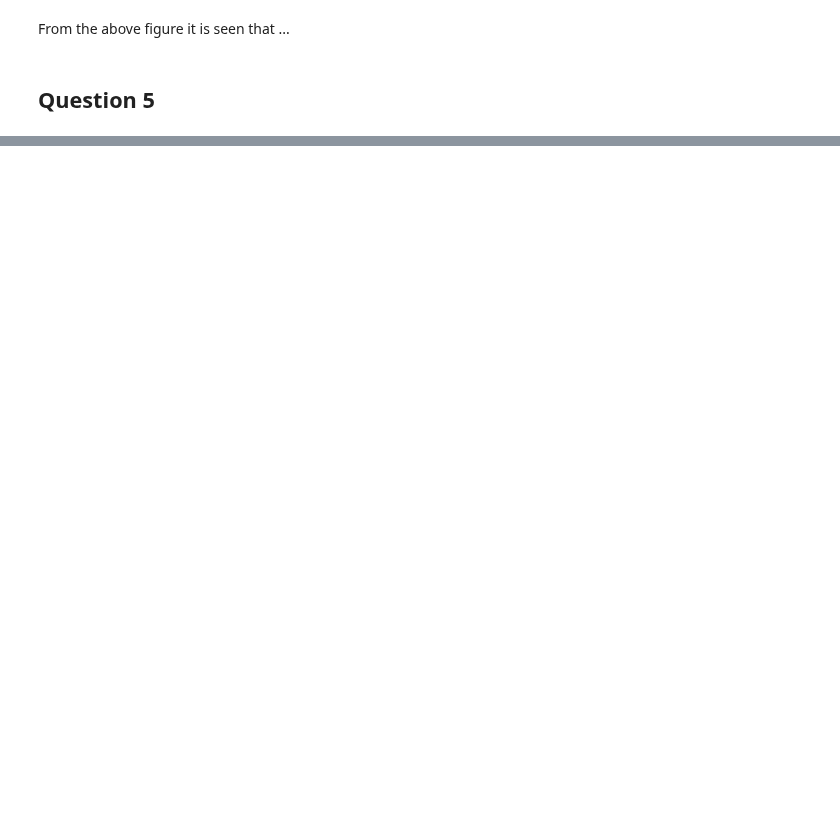
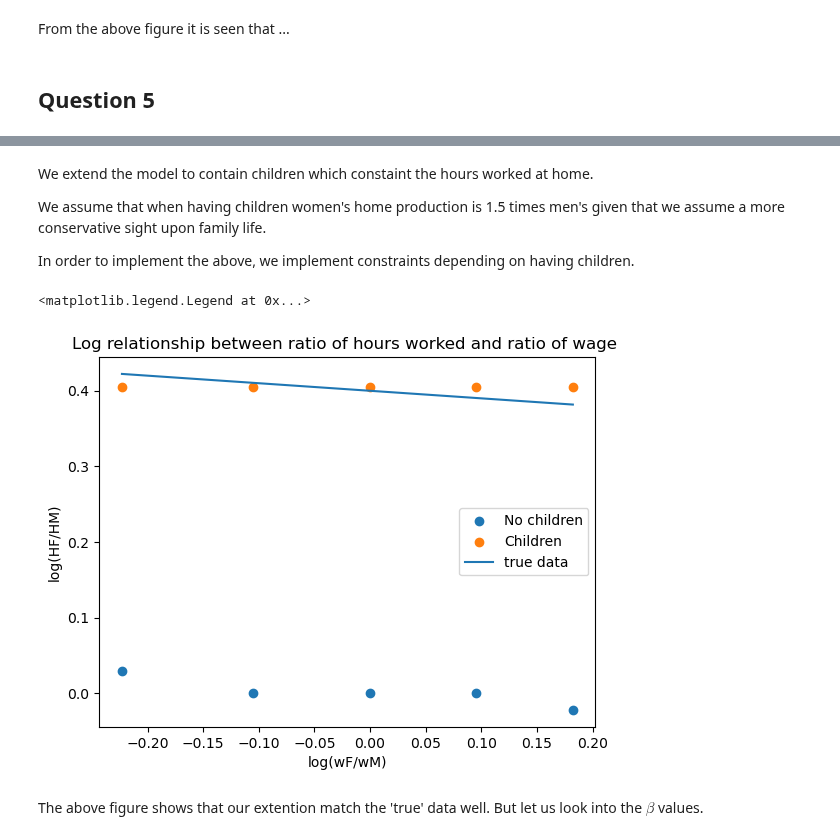
Before and after one commit to NumEconCopenhagen/projects-2023-cbjk, a Jupyter notebook: inauguralproject/inauguralproject.ipynb, the cells around one changed output, grey strips where cells are left out. Drawn from its saved outputs; the diff is of its cells as text; code cells hidden in the pictures; blank space fills up the shorter version.

```diff
--- a/inauguralproject/inauguralproject.ipynb
+++ b/inauguralproject/inauguralproject.ipynb
@@ -189,0 +185,74 @@ ax.set_ylabel('log(HF/HM)');
+# %% [markdown]
+We extend the model to contain children which constaint the hours worked at home.
+
+We assume that when having children women's home production is 1.5 times men's given that we assume a more conservative sight upon family life.
+
+In order to implement the above, we implement constraints depending on having children.
+# %%
+# a. list of number of children
+children = [0,1]
+
+# b. empty list for HF and HM in the following loop
+children_HF_vec= []
+children_HM_vec= []
+no_HF_vec = []
+no_HM_vec = []
+
+# c. we loop over the number of children and use different constraints
+for i in children:
+    # i. empty constraints list
+    model.par.constraints = []
+    # ii. if no children
+    if i == 0:
+        # o. no home production constraint
+        model.par.constraints = ({'type': 'ineq', 'fun': lambda x: 24 - (x[0]+x[1])},{'type': 'ineq', 'fun': lambda x: 24 - (x[2]+x[3])})
+        # oo. we estimate the model
+        model.estimate(alpha=0.5)
+        # ooo. we add the HF from the model estimation to 'no_HF_vec'
+        no_HF_vec.extend(model.sol.HF_vec)
+        # oooo. we add the HM from the model estimation to 'no_HM_vec'
+        no_HM_vec.extend(model.sol.HM_vec)
+    # iii. if children
+    else:
+        # o. women's home production is 1.5 times men's
+        model.par.constraints = ({'type': 'ineq', 'fun': lambda x: 24 - (x[0]+x[1])},{'type': 'ineq', 'fun': lambda x: 24 - (x[2]+x[3])},{'type': 'ineq', 'fun': lambda x: (x[3]-1.5*x[1])})
+        # oo. we estimate the model
+        model.estimate(alpha=0.5)
+        # ooo. we add the HF from the model estimation to 'children_HF_vec'
+        children_HF_vec.extend(model.sol.HF_vec)
+        # oooo. we add the HM from the model estimation to 'children_HM_vec'
+        children_HM_vec.extend(model.sol.HM_vec)
+
+# d. we make the H vectors arrays
+children_HF_vec= np.array(children_HF_vec)
+children_HM_vec= np.array(children_HM_vec)
+no_HF_vec = np.array(no_HF_vec)
+no_HM_vec = np.array(no_HM_vec)
+
+# f. we make the log(wF/wM) and log(HF/HM)
+x = np.log(model.par.wF_vec)
+children_ratio = np.log(children_HF_vec/children_HM_vec)
+no_children_ratio = np.log(no_HF_vec/no_HM_vec)
+
+# g. we make regression for each statement for children
+A = np.vstack([np.ones(x.size),x]).T
+c_beta0,c_beta1 = np.linalg.lstsq(A,children_ratio,rcond=None)[0]
+A = np.vstack([np.ones(x.size),x]).T
+nc_beta0,nc_beta1 = np.linalg.lstsq(A,no_children_ratio,rcond=None)[0]
+
+# h. we make the figure and plot
+fig_children = plt.figure()
+ax = fig_children.add_subplot(1,1,1)
+ax.scatter(np.log(model.par.wF_vec),no_children_ratio, label= "No children")
+ax.scatter(np.log(model.par.wF_vec),children_ratio,label= "Children")
+
+ax.plot(np.log(model.par.wF_vec),model.par.beta0_target+model.par.beta1_target*np.log(model.par.wF_vec), label = "true data")
+ax.set_title('Log relationship between ratio of hours worked and ratio of wage ')
+ax.set_xlabel('log(wF/wM)')
+ax.set_ylabel('log(HF/HM)');
+ax.legend()
+# %% [output]
+<matplotlib.legend.Legend at 0x...>
+[figure, added]
+# %% [markdown]
+The above figure shows that our extention match the 'true' data well. But let us look into the $\beta$ values.
```
Also changed, not shown: parts of 9 cells of this notebook, 1 other file.
